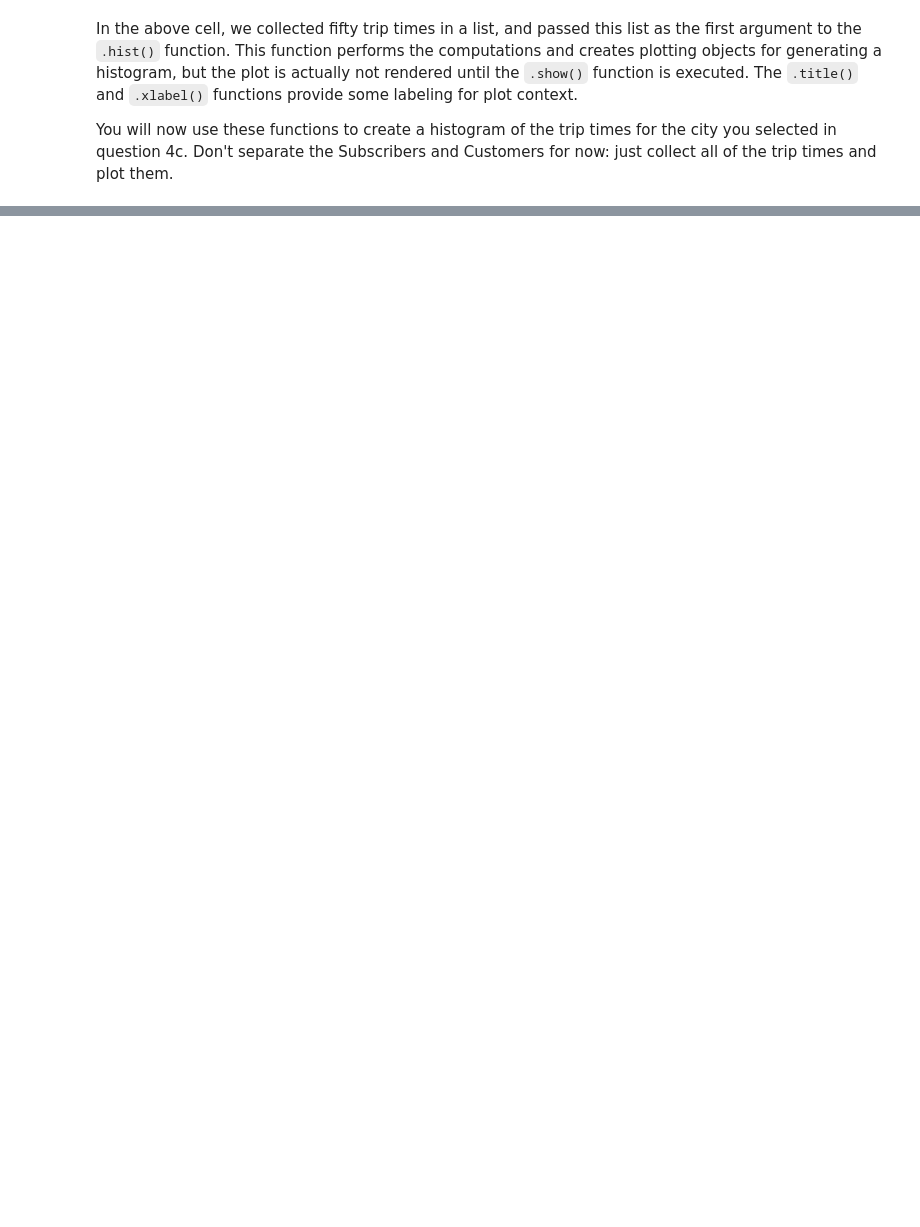
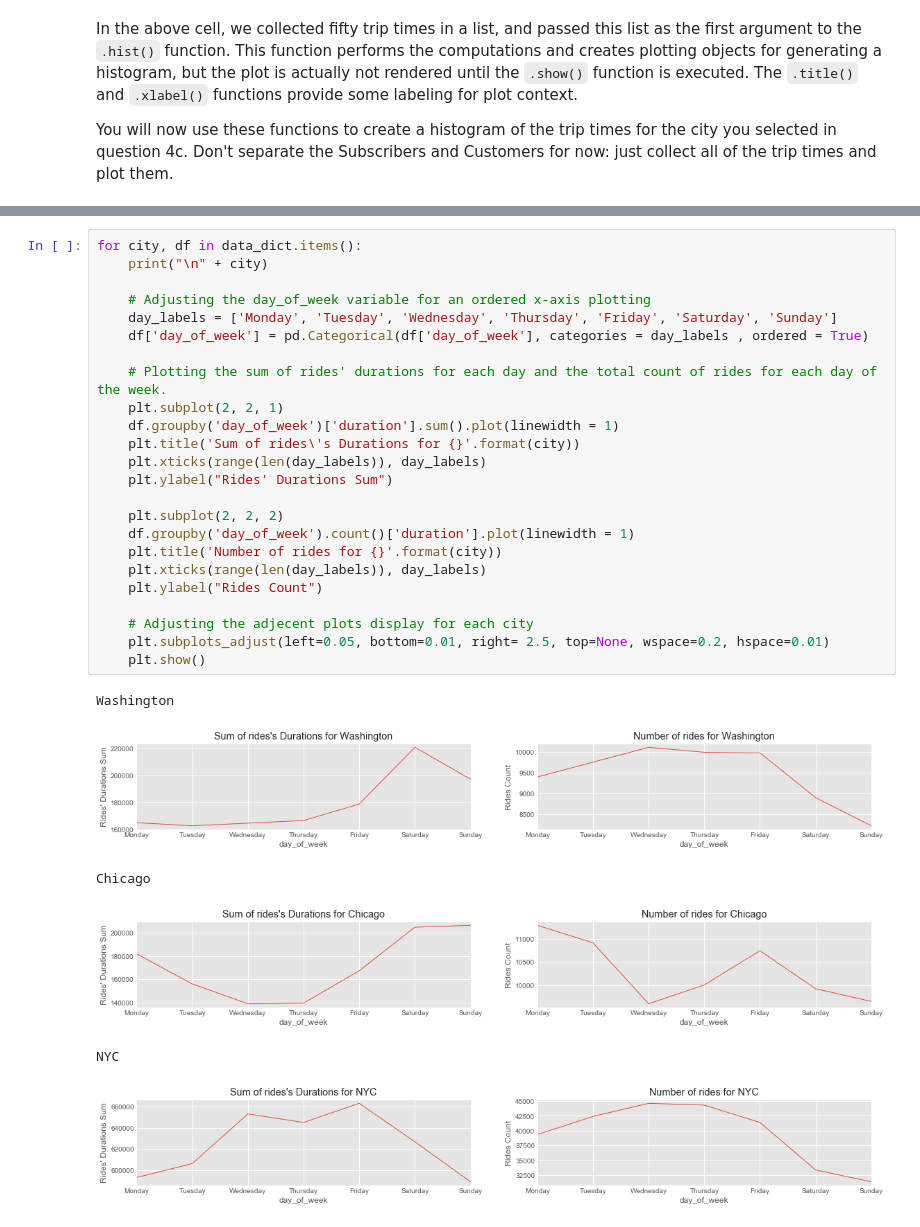
Before and after one commit to OsamaHamdyOsman/DAND_Udacity_Us_Bikeshare_analysis, a Jupyter notebook: Bike_Share_Analysis.ipynb, the cells around one changed output, grey strips where cells are left out. Cells and saved outputs as stored; diff of their text form; blank space fills up the shorter version.

```diff
--- a/Bike_Share_Analysis.ipynb
+++ b/Bike_Share_Analysis.ipynb
@@ -708,0 +858,31 @@ If any of the questions you posed in your answer to question 1 align with the bu
+# %%
+for city, df in data_dict.items():
+    print("\n" + city)
+
+    # Adjusting the day_of_week variable for an ordered x-axis plotting
+    day_labels = ['Monday', 'Tuesday', 'Wednesday', 'Thursday', 'Friday', 'Saturday', 'Sunday']
+    df['day_of_week'] = pd.Categorical(df['day_of_week'], categories = day_labels , ordered = True)
+
+    # Plotting the sum of rides' durations for each day and the total count of rides for each day of the week.
+    plt.subplot(2, 2, 1)
+    df.groupby('day_of_week')['duration'].sum().plot(linewidth = 1)
+    plt.title('Sum of rides\'s Durations for {}'.format(city))
+    plt.xticks(range(len(day_labels)), day_labels)
+    plt.ylabel("Rides' Durations Sum")
+
+    plt.subplot(2, 2, 2)
+    df.groupby('day_of_week').count()['duration'].plot(linewidth = 1)
+    plt.title('Number of rides for {}'.format(city))
+    plt.xticks(range(len(day_labels)), day_labels)
+    plt.ylabel("Rides Count")
+
+    # Adjusting the adjecent plots display for each city
+    plt.subplots_adjust(left=0.05, bottom=0.01, right= 2.5, top=None, wspace=0.2, hspace=0.01)
+    plt.show()
+# %% [output]
+Washington
+[figure, added]
+Chicago
+[figure, added]
+NYC
+[figure, added]
```
Also changed, not shown: parts of 23 cells of this notebook, 2 other files.
